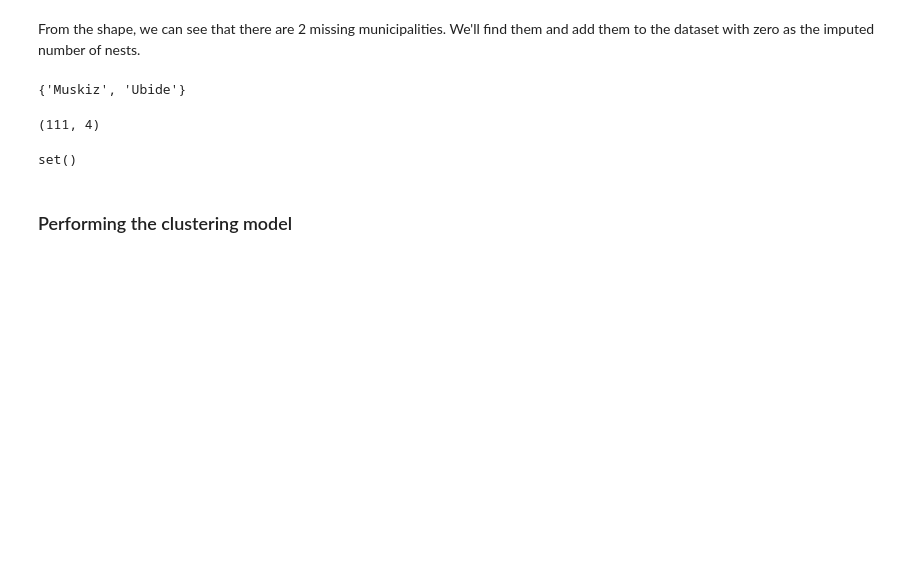
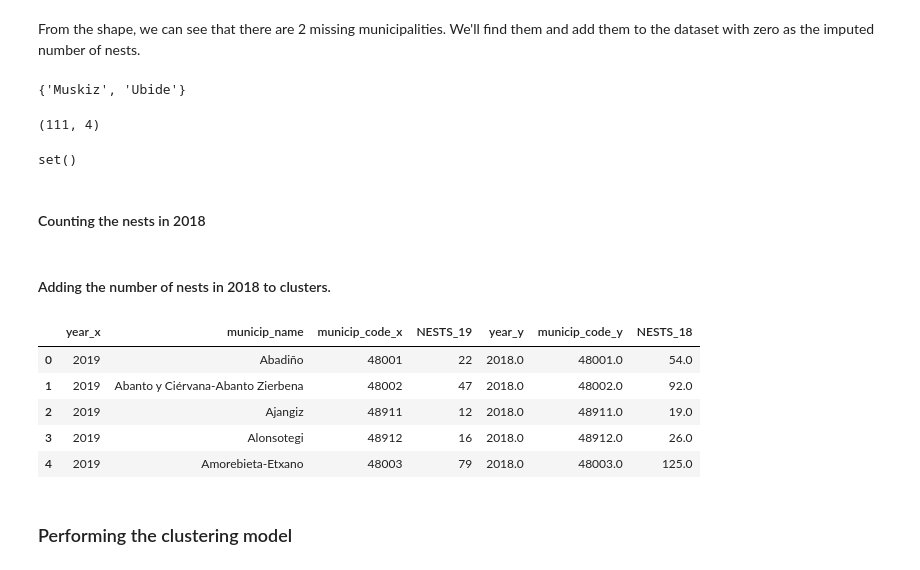
Before and after one commit to IEwaspbusters/KopuruVespaCompetitionIE, a Jupyter notebook: Competition_subs/2021-05-26_submit/Feeder_years/WBds_CLUSTERSnests.ipynb, the cells around one changed output. Drawn from its saved outputs; the diff is of its cells as text; code cells hidden in the pictures; blank space fills up the shorter version.

Commit message:
Clusters v2

```diff
--- a/Competition_subs/2021-05-26_submit/Feeder_years/WBds_CLUSTERSnests.ipynb
+++ b/Competition_subs/2021-05-26_submit/Feeder_years/WBds_CLUSTERSnests.ipynb
@@ -90,4 +90,24 @@ set(df02.municip_name) - set(clusters.municip_name)
 set()
 # %%
 # let's rename the id to NESTS, now that it has been counted
-clusters.rename(columns = {"waspbust_id":"NESTS"}, inplace = True)
+clusters.rename(columns = {"waspbust_id":"NESTS_19"}, inplace = True)
+# %% [markdown]
+#### Counting the nests in 2018
+# %%
+clusters_2 = every_wasp.loc[every_wasp.species == 'Vespa Velutina', ['year', 'waspbust_id', 'municip_name', 'municip_code']].loc[every_wasp.year == 2018,:]\
+.groupby(by =['year','municip_name', 'municip_code'], as_index = False).count()
+# %%
+clusters_2.rename(columns = {"waspbust_id":"NESTS_18"}, inplace = True)
+# %% [markdown]
+#### Adding the number of nests in 2018 to clusters.
+# %%
+clusters = pd.merge(clusters, clusters_2,how = 'left', on = 'municip_name' )
+# %%
+clusters.head()
+# %% [output]
+|  | year_x | municip_name | municip_code_x | NESTS_19 | year_y | municip_code_y | NESTS_18 |
+| 0 | 2019 | Abadiño | 48001 | 22 | 2018.0 | 48001.0 | 54.0 |
+| 1 | 2019 | Abanto y Ciérvana-Abanto Zierbena | 48002 | 47 | 2018.0 | 48002.0 | 92.0 |
+| 2 | 2019 | Ajangiz | 48911 | 12 | 2018.0 | 48911.0 | 19.0 |
+| 3 | 2019 | Alonsotegi | 48912 | 16 | 2018.0 | 48912.0 | 26.0 |
+| 4 | 2019 | Amorebieta-Etxano | 48003 | 79 | 2018.0 | 48003.0 | 125.0 |
```
Also changed, not shown: parts of 13 cells of this notebook, 1 other file.
